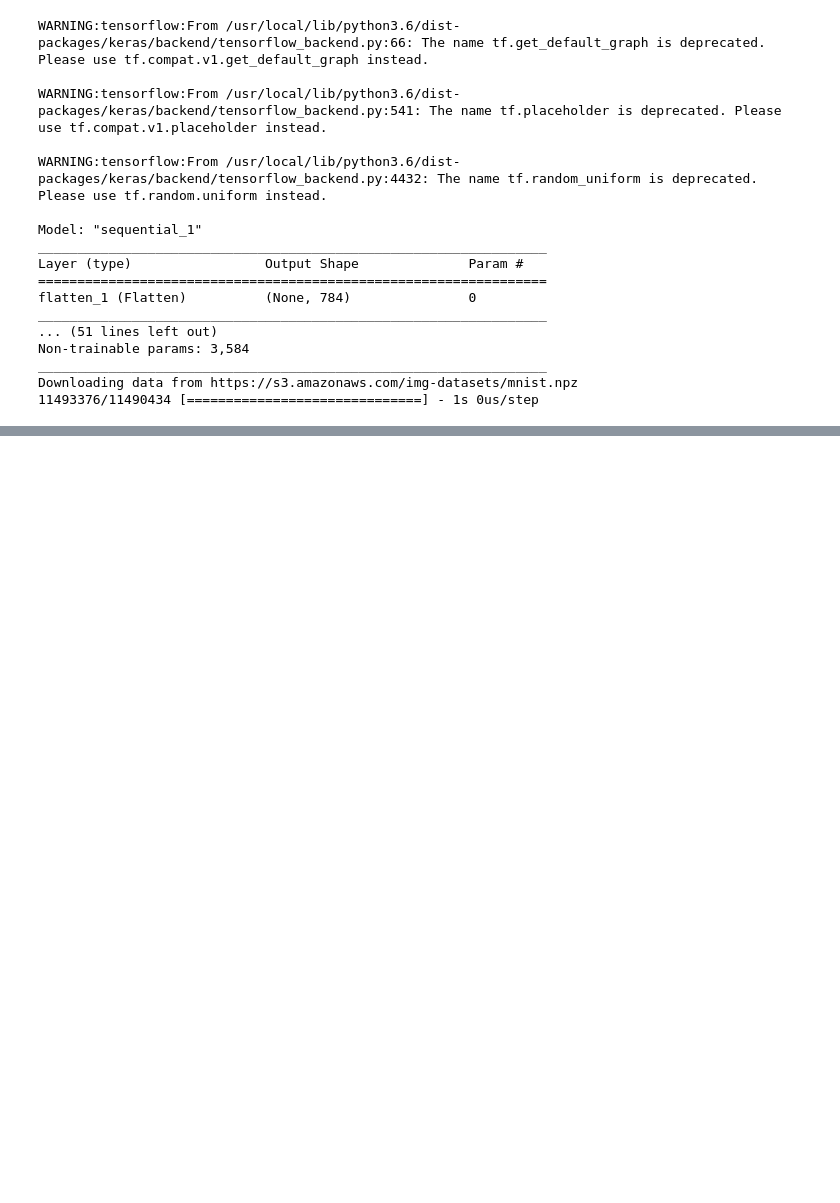
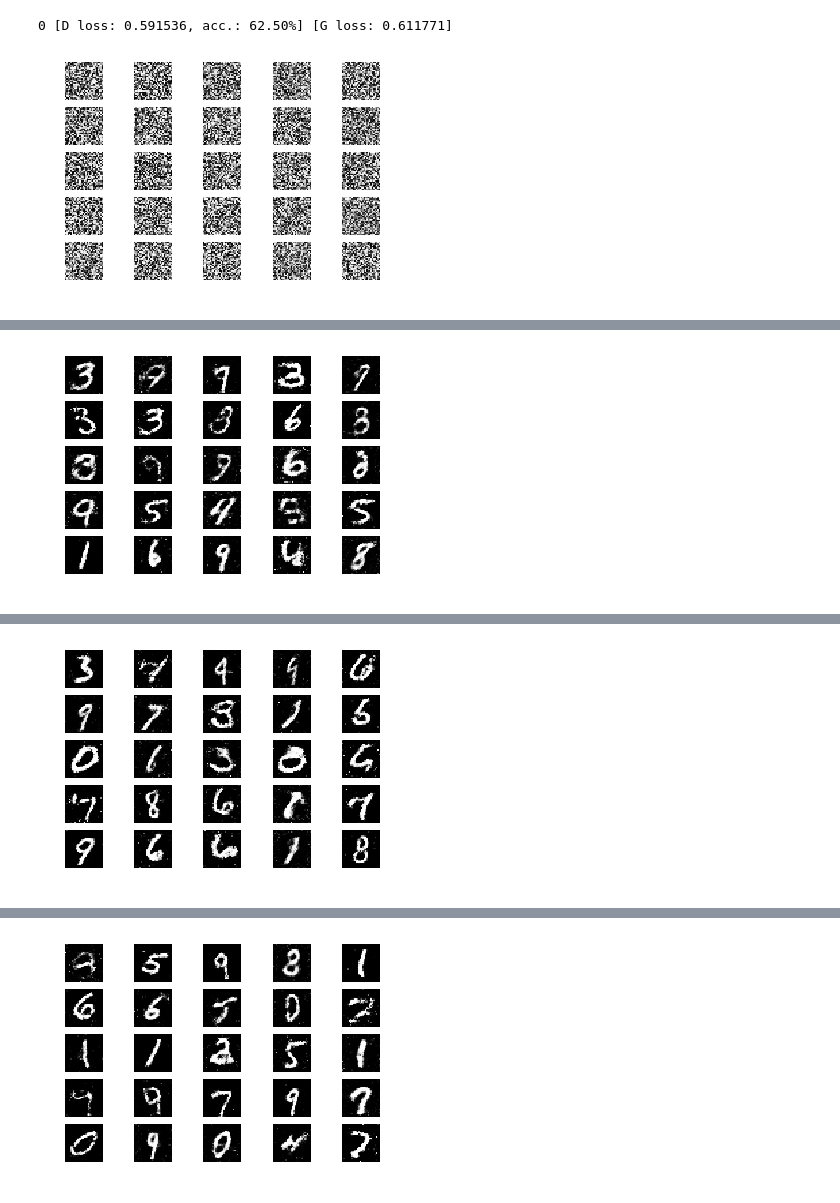
Before and after one commit to 0eai/Deep-Learning-Notebooks, a Jupyter notebook: GAN_keras.ipynb, the cells around one changed output, grey strips where cells are left out. Cells and saved outputs as stored; diff of their text form; code cells hidden in the pictures; blank space fills up the shorter version.

```diff
--- a/GAN_keras.ipynb
+++ b/GAN_keras.ipynb
@@ -134 +148,5 @@ class GAN():
         plt.close()
+# %%
+gan = GAN(img_shape= (28,28,1), latent_dim = 100, loss='binary_crossentropy', optimizer= Adam(0.0002, 0.5), metrics=['accuracy'])
+gan.load_weights(weights_path= 'generator_weights.h5')
+gan.summary()
@@ -135,21 +171,5 @@ class GAN():
 # %%
-gan = GAN()
 gan.train(epochs=100000, batch_size=132, sample_interval=10000)
 # %% [output]
-WARNING:tensorflow:From /usr/local/lib/python3.6/dist-packages/keras/backend/tensorflow_backend.py:66: The name tf.get_default_graph is deprecated. Please use tf.compat.v1.get_default_graph instead.
-
-WARNING:tensorflow:From /usr/local/lib/python3.6/dist-packages/keras/backend/tensorflow_backend.py:541: The name tf.placeholder is deprecated. Please use tf.compat.v1.placeholder instead.
-
-WARNING:tensorflow:From /usr/local/lib/python3.6/dist-packages/keras/backend/tensorflow_backend.py:4432: The name tf.random_uniform is deprecated. Please use tf.random.uniform instead.
-
-Model: "sequential_1"
-_________________________________________________________________
-Layer (type)                 Output Shape              Param #
-=================================================================
-flatten_1 (Flatten)          (None, 784)               0
-_________________________________________________________________
-... (51 lines left out)
-Non-trainable params: 3,584
-_________________________________________________________________
-Downloading data from https://s3.amazonaws.com/img-datasets/mnist.npz
-11493376/11490434 [==============================] - 1s 0us/step
+0 [D loss: 0.591536, acc.: 62.50%] [G loss: 0.611771]
+[figure, added]
@@ -156,0 +186 @@ Downloading data from https://s3.amazonaws.com/img-datasets/mnist.npz
+[figure, added]
@@ -160,0 +197 @@ Downloading data from https://s3.amazonaws.com/img-datasets/mnist.npz
+[figure, added]
@@ -160,0 +208 @@ Downloading data from https://s3.amazonaws.com/img-datasets/mnist.npz
+[figure, added]
```
Also changed, not shown: parts of 10 cells of this notebook.
